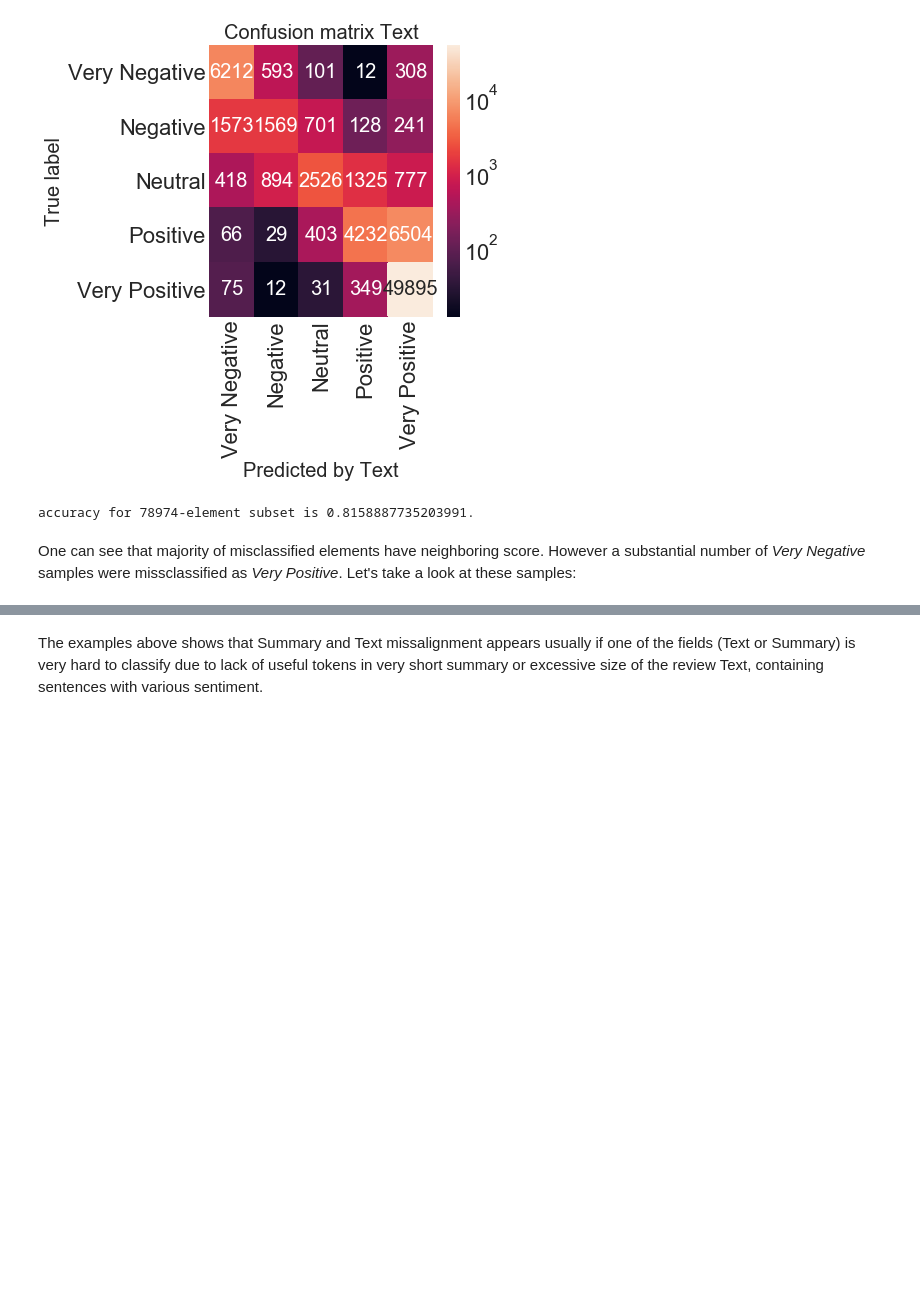
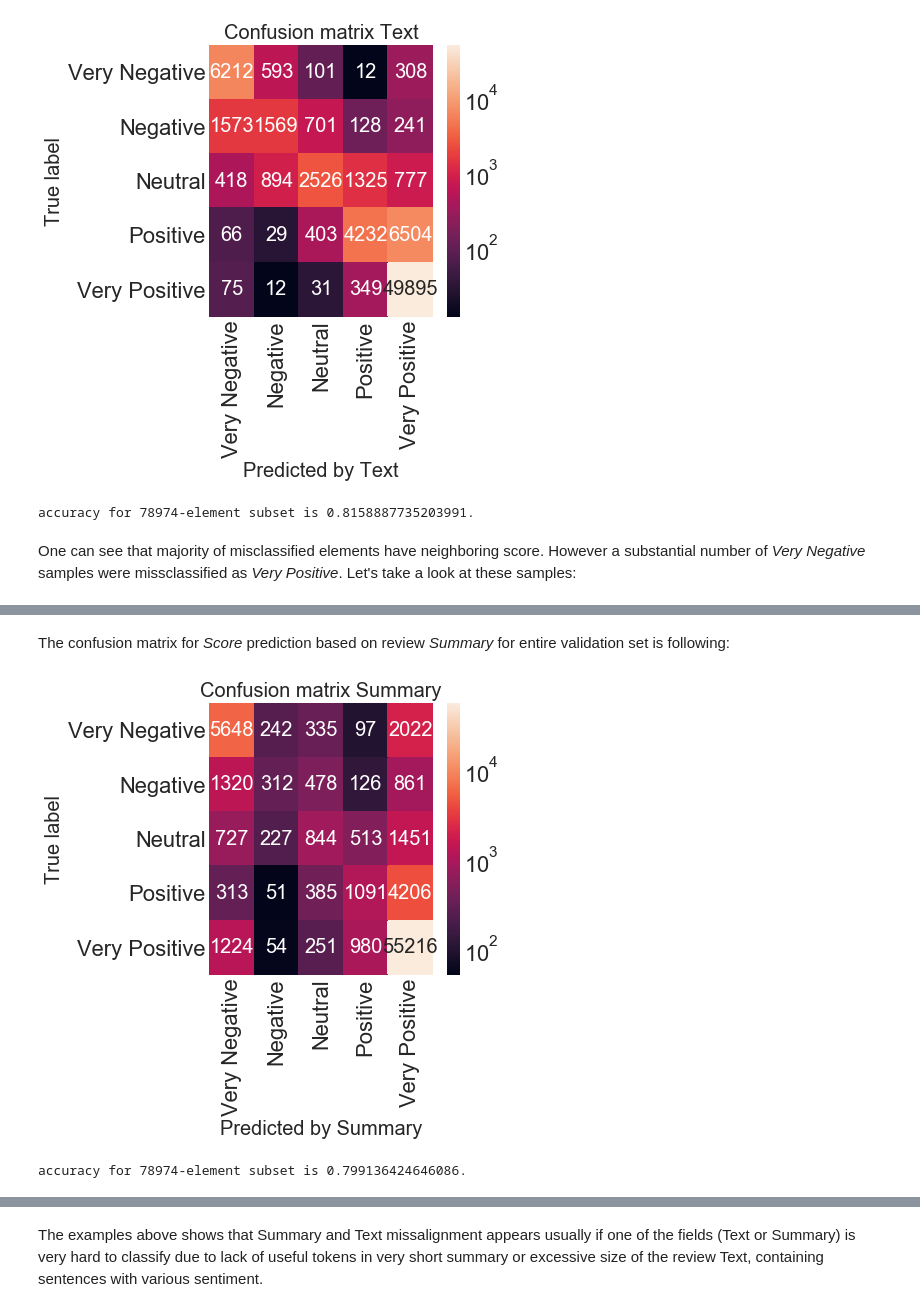
Before and after one commit to EvgenyGorelov/Food_Reviews, a Jupyter notebook: SentimentAnalysis.ipynb, the cells around one changed output, grey strips where cells are left out. Drawn from its saved outputs; the diff is of its cells as text; code cells hidden in the pictures; blank space fills up the shorter version.

Commit message:
confusion matrix functions and comments updated

```diff
--- a/SentimentAnalysis.ipynb
+++ b/SentimentAnalysis.ipynb
@@ -224,2 +229,2 @@ ValueError: Input nan is not valid. Should be a string, a list/tuple of strings
 # %%
-sum_predictions = pd.read_csv("./PredSumVa79ke1x12.zip", index_col=0, compression="zip")
+sum_predictions = pd.read_csv("./PredSumVa79ke3x3.csv.zip", index_col=0, compression="zip")
@@ -248,0 +231,11 @@ accuracy_print(confusion_matrix_sum_text)
+# %% [markdown]
+The confusion matrix for *Score* prediction based on review *Summary* for entire validation set is following:
+# %%
+confusion_matrix_sum = metrics.confusion_matrix(text_predictions,
+                                                sum_predictions)
+plot_conf_mat(confusion_matrix_sum, "Confusion matrix Summary",
+              "Predicted by Summary", "True label")
+accuracy_print(confusion_matrix_sum)
+# %% [output]
+[figure, added]
+accuracy for 78974-element subset is 0.799136424646086.
```
Also changed, not shown: parts of 44 cells of this notebook.
